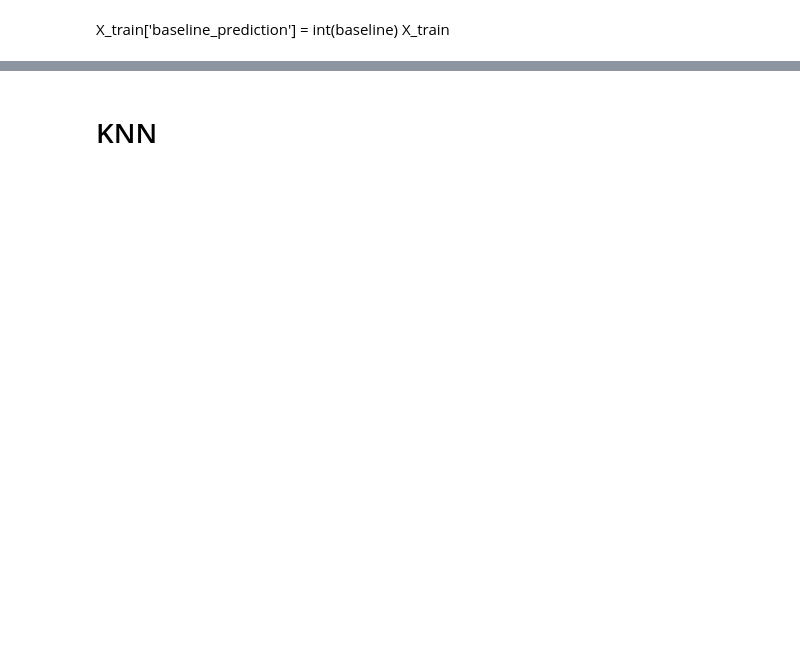
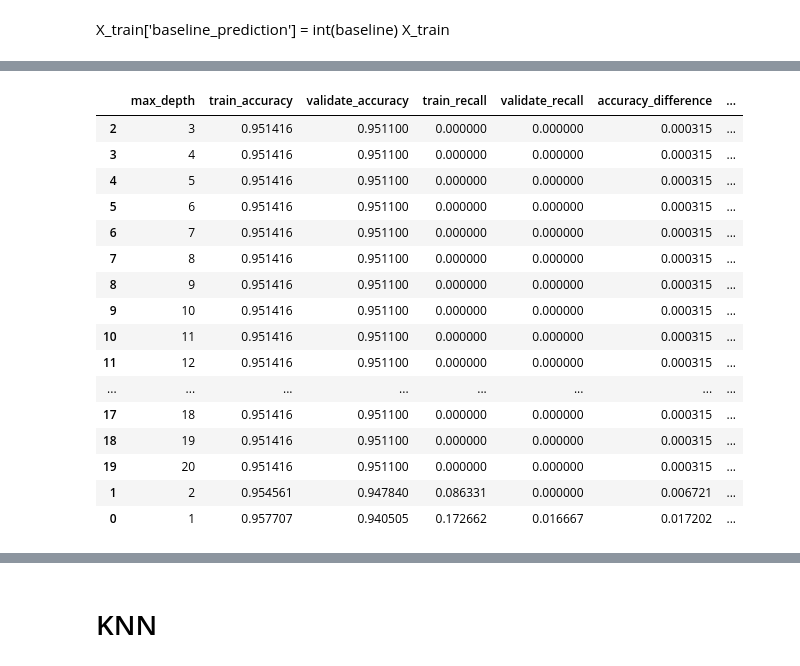
Before and after one commit to Yvette-Ibarra/Individual-Project, a Jupyter notebook: Stroke_Project_Final_Report.ipynb, the cells around one changed output, grey strips where cells are left out. Drawn from its saved outputs; the diff is of its cells as text; code cells hidden in the pictures; blank space fills up the shorter version.

```diff
--- a/Stroke_Project_Final_Report.ipynb
+++ b/Stroke_Project_Final_Report.ipynb
@@ -360,2 +283,2 @@ def model_prep(train,validate,test, modeling_features):
 # %%
-x_train,y_train,x_validate,y_validate, x_test, y_test= model_prep(train,validate,test,modeling_features)
+X_train,y_train,X_validate,y_validate, X_test, y_test= m.model_prep(train,validate,test,modeling_features)
@@ -520,3 +502,23 @@ df
+# %%
+df6.sort_values(by=['validate_accuracy','validate_recall'],ascending= False)
+# %% [output]
+|  | max_depth | train_accuracy | validate_accuracy | train_recall | validate_recall | accuracy_difference | ... |
+| 2 | 3 | 0.951416 | 0.951100 | 0.000000 | 0.000000 | 0.000315 | ... |
+| 3 | 4 | 0.951416 | 0.951100 | 0.000000 | 0.000000 | 0.000315 | ... |
+| 4 | 5 | 0.951416 | 0.951100 | 0.000000 | 0.000000 | 0.000315 | ... |
+| 5 | 6 | 0.951416 | 0.951100 | 0.000000 | 0.000000 | 0.000315 | ... |
+| 6 | 7 | 0.951416 | 0.951100 | 0.000000 | 0.000000 | 0.000315 | ... |
+| 7 | 8 | 0.951416 | 0.951100 | 0.000000 | 0.000000 | 0.000315 | ... |
+| 8 | 9 | 0.951416 | 0.951100 | 0.000000 | 0.000000 | 0.000315 | ... |
+| 9 | 10 | 0.951416 | 0.951100 | 0.000000 | 0.000000 | 0.000315 | ... |
+| 10 | 11 | 0.951416 | 0.951100 | 0.000000 | 0.000000 | 0.000315 | ... |
+| 11 | 12 | 0.951416 | 0.951100 | 0.000000 | 0.000000 | 0.000315 | ... |
+| ... | ... | ... | ... | ... | ... | ... | ... |
+| 17 | 18 | 0.951416 | 0.951100 | 0.000000 | 0.000000 | 0.000315 | ... |
+| 18 | 19 | 0.951416 | 0.951100 | 0.000000 | 0.000000 | 0.000315 | ... |
+| 19 | 20 | 0.951416 | 0.951100 | 0.000000 | 0.000000 | 0.000315 | ... |
+| 1 | 2 | 0.954561 | 0.947840 | 0.086331 | 0.000000 | 0.006721 | ... |
+| 0 | 1 | 0.957707 | 0.940505 | 0.172662 | 0.016667 | 0.017202 | ... |
 # %%
 # Random forest changing max-depth and leaf
 metrics =[]
```
Also changed, not shown: parts of 56 cells of this notebook.
